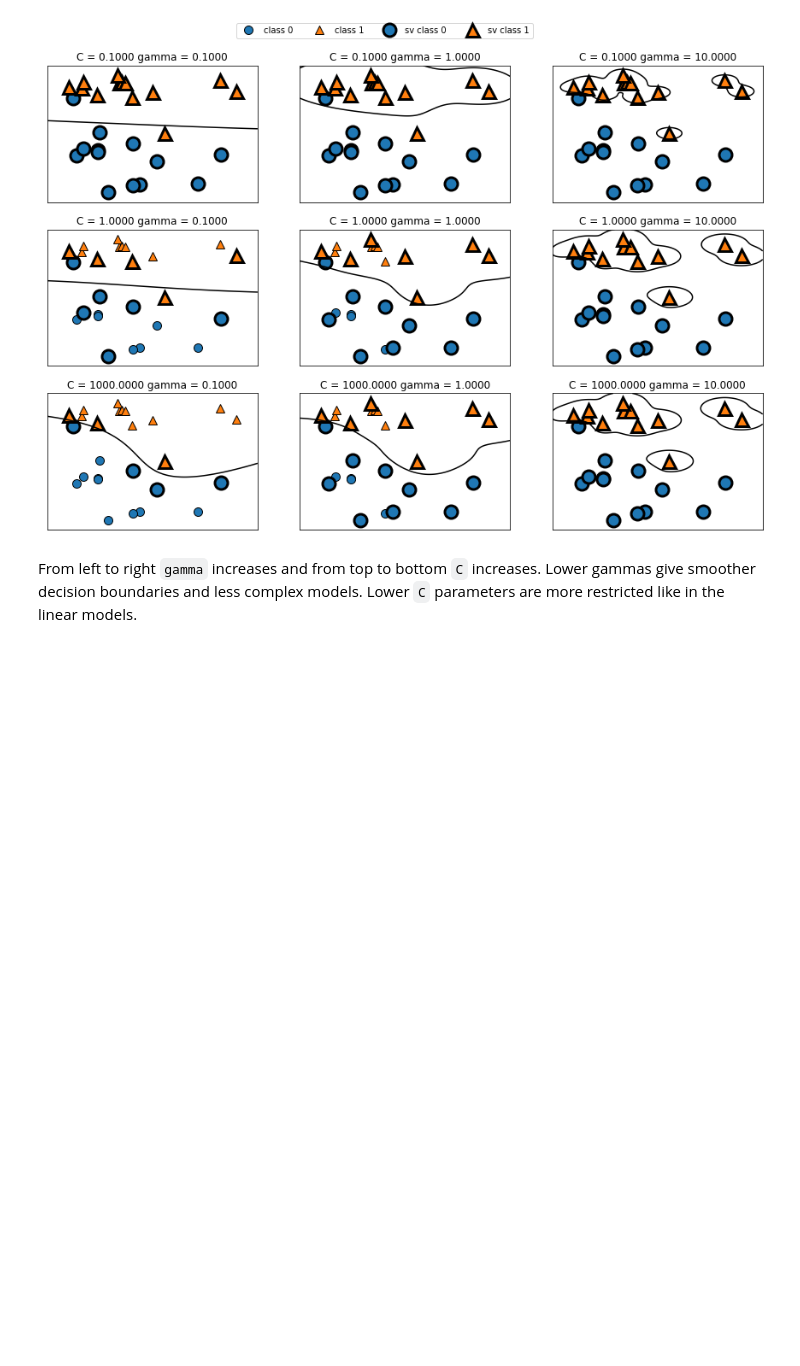
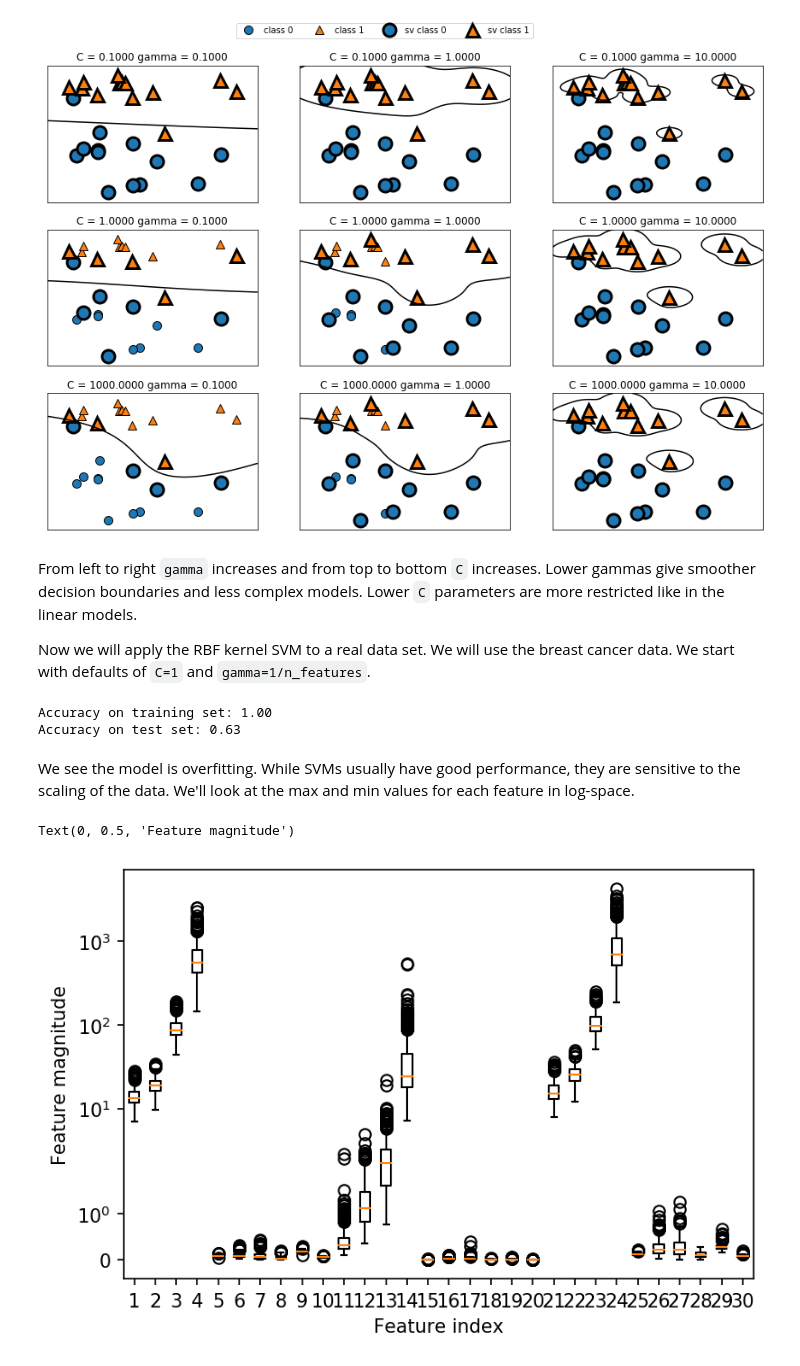
Before and after one commit to andrewdaoust/intro-ml, a Jupyter notebook: chapter2-5_kernelized_svms.ipynb, the cells around one changed output. Saved outputs shown, nothing was run; the diff lists cells and outputs as text; code cells hidden in the pictures; blank space fills up the shorter version.

```diff
--- a/chapter2-5_kernelized_svms.ipynb
+++ b/chapter2-5_kernelized_svms.ipynb
@@ -155,3 +157,28 @@ axes[0, 0].legend(["class 0", "class 1", "sv class 0", "sv class 1"], ncol=4, lo
 [figure]
 # %% [markdown]
 From left to right `gamma` increases and from top to bottom `C` increases. Lower gammas give smoother decision boundaries and less complex models.  Lower `C` parameters are more restricted like in the linear models.
+
+Now we will apply the RBF kernel SVM to a real data set.  We will use the breast cancer data.  We start with defaults of `C=1` and `gamma=1/n_features`.
+# %%
+cancer = load_breast_cancer()
+X_train, X_test, y_train, y_test = train_test_split(cancer.data, cancer.target, random_state=0)
+
+svc = SVC()
+svc.fit(X_train, y_train)
+
+print("Accuracy on training set: {:.2f}".format(svc.score(X_train, y_train)))
+print("Accuracy on test set: {:.2f}".format(svc.score(X_test, y_test)))
+# %% [output]
+Accuracy on training set: 1.00
+Accuracy on test set: 0.63
+# %% [markdown]
+We see the model is overfitting.  While SVMs usually have good performance, they are sensitive to the scaling of the data.  We'll look at the max and min values for each feature in log-space.
+# %%
+plt.figure(dpi=150)
+plt.boxplot(X_train)  #, manage_xticks=False)
+plt.yscale("symlog")
+plt.xlabel("Feature index")
+plt.ylabel("Feature magnitude")
+# %% [output]
+Text(0, 0.5, 'Feature magnitude')
+[figure, added]
```
Also changed, not shown: parts of 7 cells of this notebook, 4 other files.
